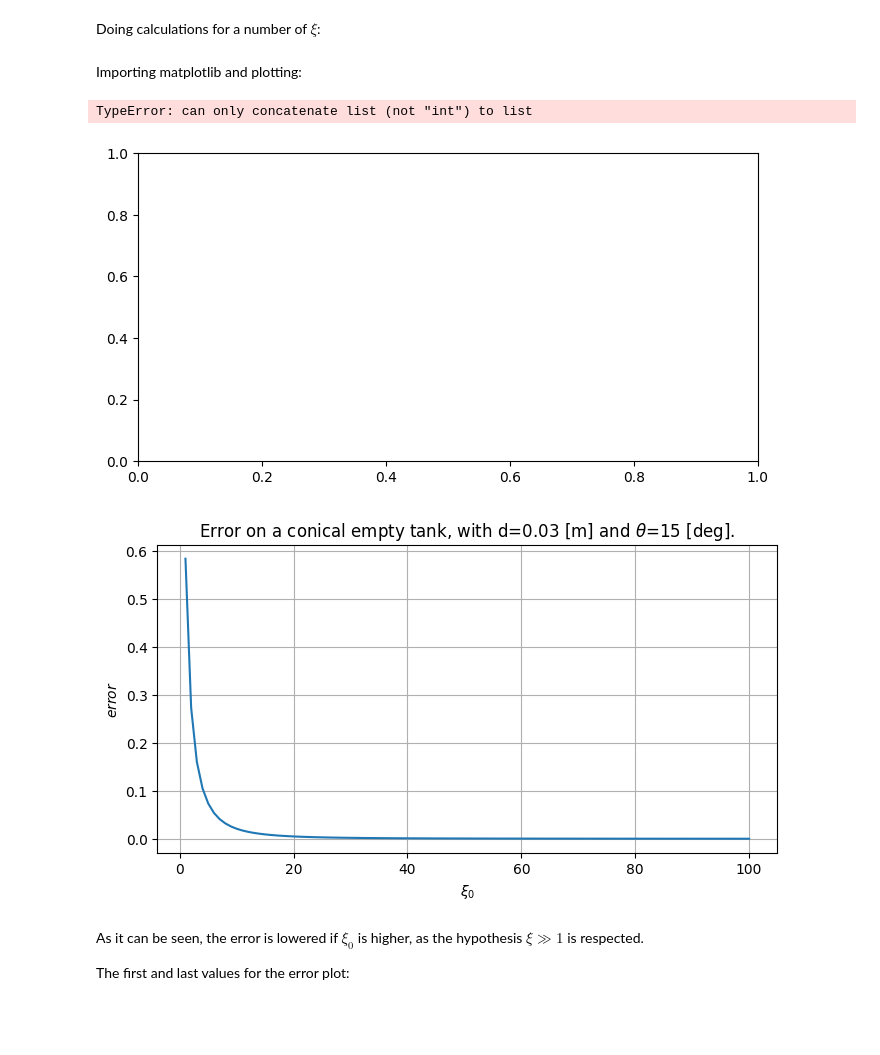
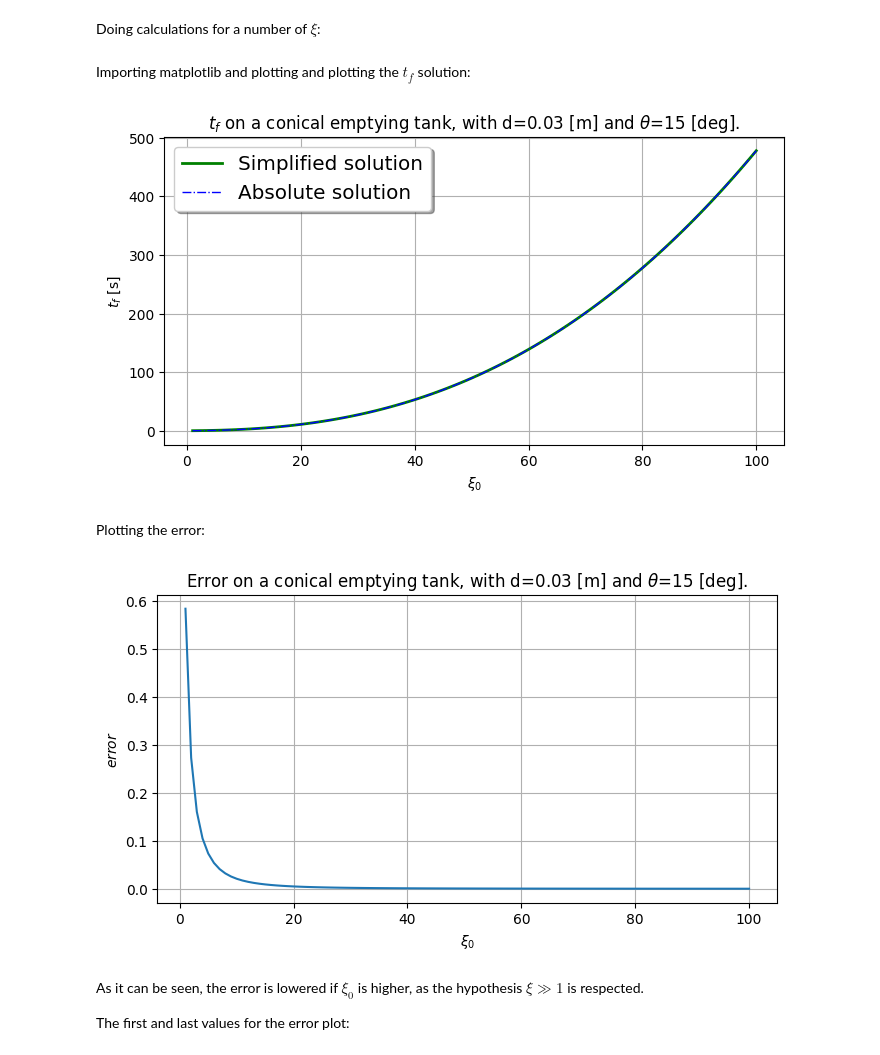
Before and after one commit to rclUPC/AdvancedFluidMechanics, a Jupyter notebook: 0-Intro/Assignment0.ipynb, the cells around one changed output. Saved outputs shown, nothing was run; the diff lists cells and outputs as text; code cells hidden in the pictures; blank space fills up the shorter version.

Commit message:
Plot tf simplified and absolute solution 2*

```diff
--- a/0-Intro/Assignment0.ipynb
+++ b/0-Intro/Assignment0.ipynb
@@ -236,25 +236,26 @@ for xi_0_par in xi_0_Array:
     abs_Array.append(float(abs_sol))
     error_Array.append(np.abs((sim_sol-abs_sol)/abs_sol))
 # %% [markdown]
-Importing matplotlib and plotting:
+Importing matplotlib and plotting and plotting the $t_f$ solution:
 # %%
 try:
     import matplotlib.pyplot as plt
 except:
     !pip install matplotlib
     import matplotlib.pyplot as plt
 
 fig,ax = plt.subplots(figsize=(8,4))
-ax.plot(xi_0_Array,sim_Array,'g',label='Simplified solution',linewidth=0.5)
-ax.plot(xi_0_Array[0:50],abs_Array[0:50],'b',label='Absolute solution',linewidth=0.5)
+ax.plot(xi_0_Array,sim_Array,'g',label='Simplified solution',linewidth=2)
+ax.plot(xi_0_Array,abs_Array,'b-.',label='Absolute solution',linewidth=1)
 legend = ax.legend(loc='best', shadow=True, fontsize='x-large')
 ax.set_xlabel(r'$\xi_0$')
 ax.set_ylabel(r'$t_f$ [s]')
-ax.set_title(r'$t_f$ on a conical empty tank, with d={0} [m] and $\theta$={1} [deg].'.format(d,round(theta*180/np.pi)))
+ax.set_title(r'$t_f$ on a conical emptying tank, with d={0} [m] and $\theta$={1} [deg].'.format(d,round(theta*180/np.pi)))
 ax.grid(which='major',axis='both')
 # %% [output]
-TypeError: can only concatenate list (not "int") to list
-[figure, old version]
+[figure, new version]
+# %% [markdown]
+Plotting the error:
 # %%
 
 
@@ -262,10 +263,10 @@ fig,ax = plt.subplots(figsize=(8,4))
 ax.plot(xi_0_Array,error_Array)
 ax.set_xlabel(r'$\xi_0$')
 ax.set_ylabel(r'$error$')
-ax.set_title(r'Error on a conical empty tank, with d={0} [m] and $\theta$={1} [deg].'.format(d,round(theta*180/np.pi)))
+ax.set_title(r'Error on a conical emptying tank, with d={0} [m] and $\theta$={1} [deg].'.format(d,round(theta*180/np.pi)))
 ax.grid(which='major',axis='both')
 # %% [output]
-[figure, old version]
+[figure, new version]
 # %% [markdown]
 As it can be seen, the error is lowered if $\xi_0$ is higher, as the hypothesis $\xi \gg 1$ is respected.
 
```
Also changed, not shown: parts of 1 cell of this notebook.
